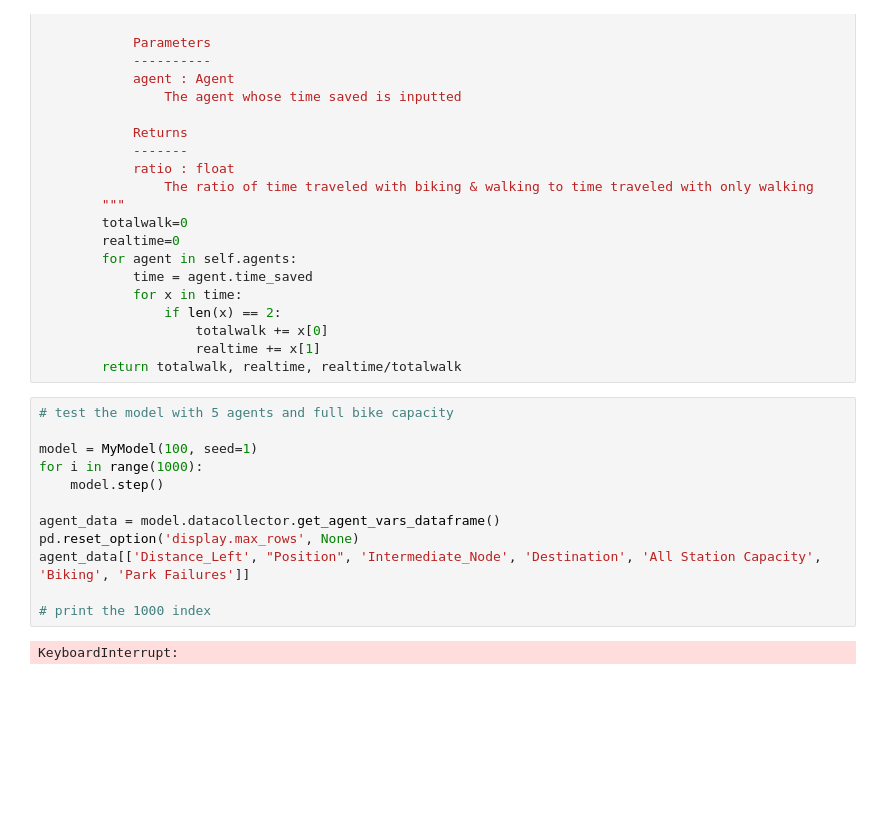
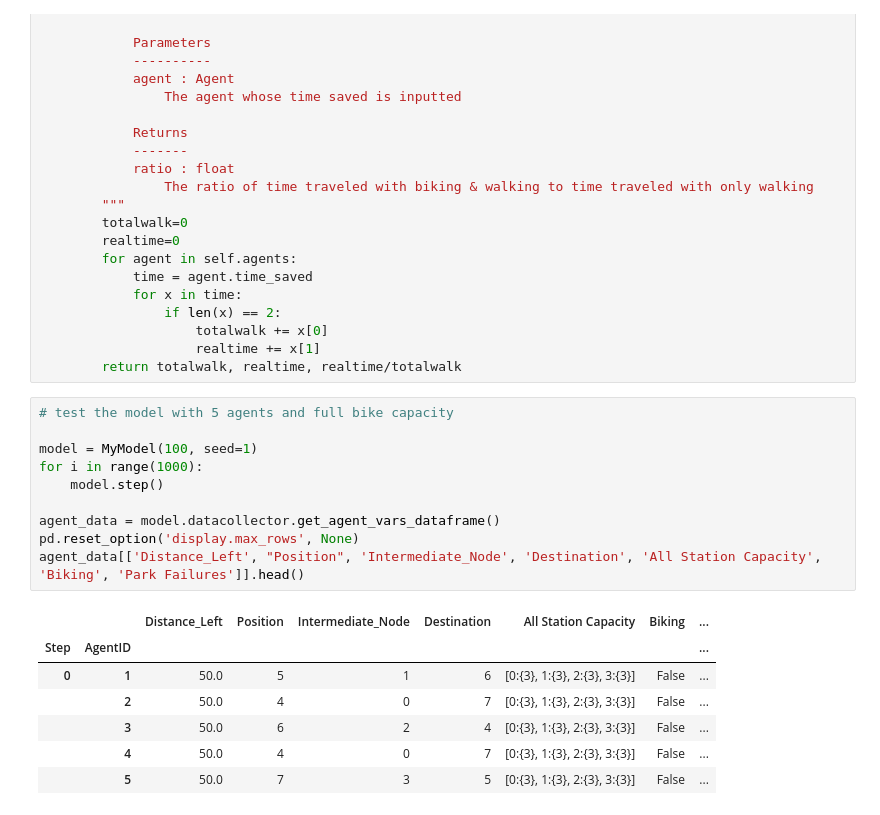
Before and after one commit to devddesai/metrobike, a Jupyter notebook: metrobike.ipynb, the cells around one changed output. Saved outputs shown, nothing was run; the diff lists cells and outputs as text; blank space fills up the shorter version.

```diff
--- a/metrobike.ipynb
+++ b/metrobike.ipynb
@@ -269,17 +271,21 @@ class MyModel(Model):
 # %%
 # test the model with 5 agents and full bike capacity
 
 model = MyModel(100, seed=1)
 for i in range(1000):
     model.step()
 
 agent_data = model.datacollector.get_agent_vars_dataframe()
 pd.reset_option('display.max_rows', None)
-agent_data[['Distance_Left', "Position", 'Intermediate_Node', 'Destination', 'All Station Capacity', 'Biking', 'Park Failures']]
-
-# print the 1000 index
+agent_data[['Distance_Left', "Position", 'Intermediate_Node', 'Destination', 'All Station Capacity', 'Biking', 'Park Failures']].head()
 # %% [output]
-KeyboardInterrupt:
+|  |  | Distance_Left | Position | Intermediate_Node | Destination | All Station Capacity | Biking | ... |
+| Step | AgentID |  |  |  |  |  |  | ... |
+| 0 | 1 | 50.0 | 5 | 1 | 6 | [0:{3}, 1:{3}, 2:{3}, 3:{3}] | False | ... |
+|  | 2 | 50.0 | 4 | 0 | 7 | [0:{3}, 1:{3}, 2:{3}, 3:{3}] | False | ... |
+|  | 3 | 50.0 | 6 | 2 | 4 | [0:{3}, 1:{3}, 2:{3}, 3:{3}] | False | ... |
+|  | 4 | 50.0 | 4 | 0 | 7 | [0:{3}, 1:{3}, 2:{3}, 3:{3}] | False | ... |
+|  | 5 | 50.0 | 7 | 3 | 5 | [0:{3}, 1:{3}, 2:{3}, 3:{3}] | False | ... |
 # %%
 model.time_saved_ratio()
 # %% [output]
```
Also changed, not shown: parts of 4 cells of this notebook.
